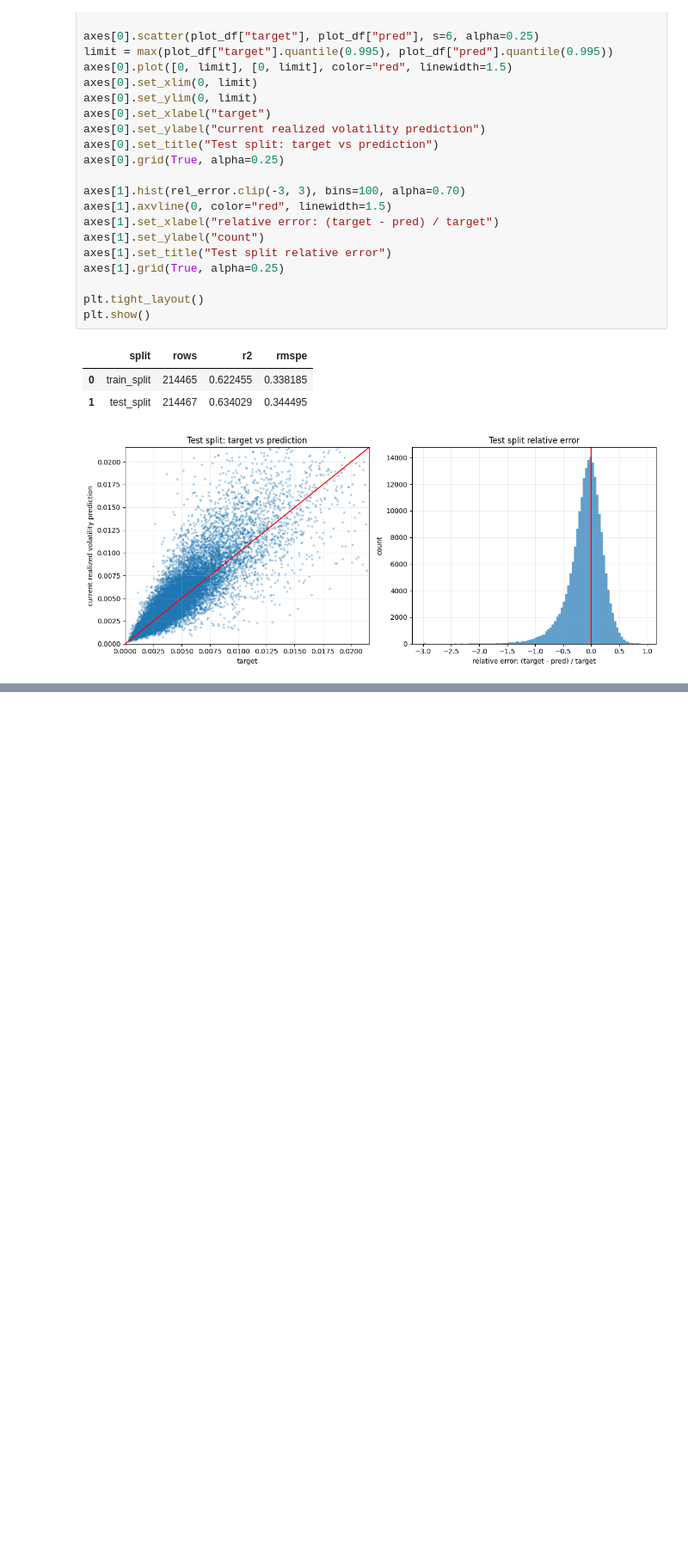
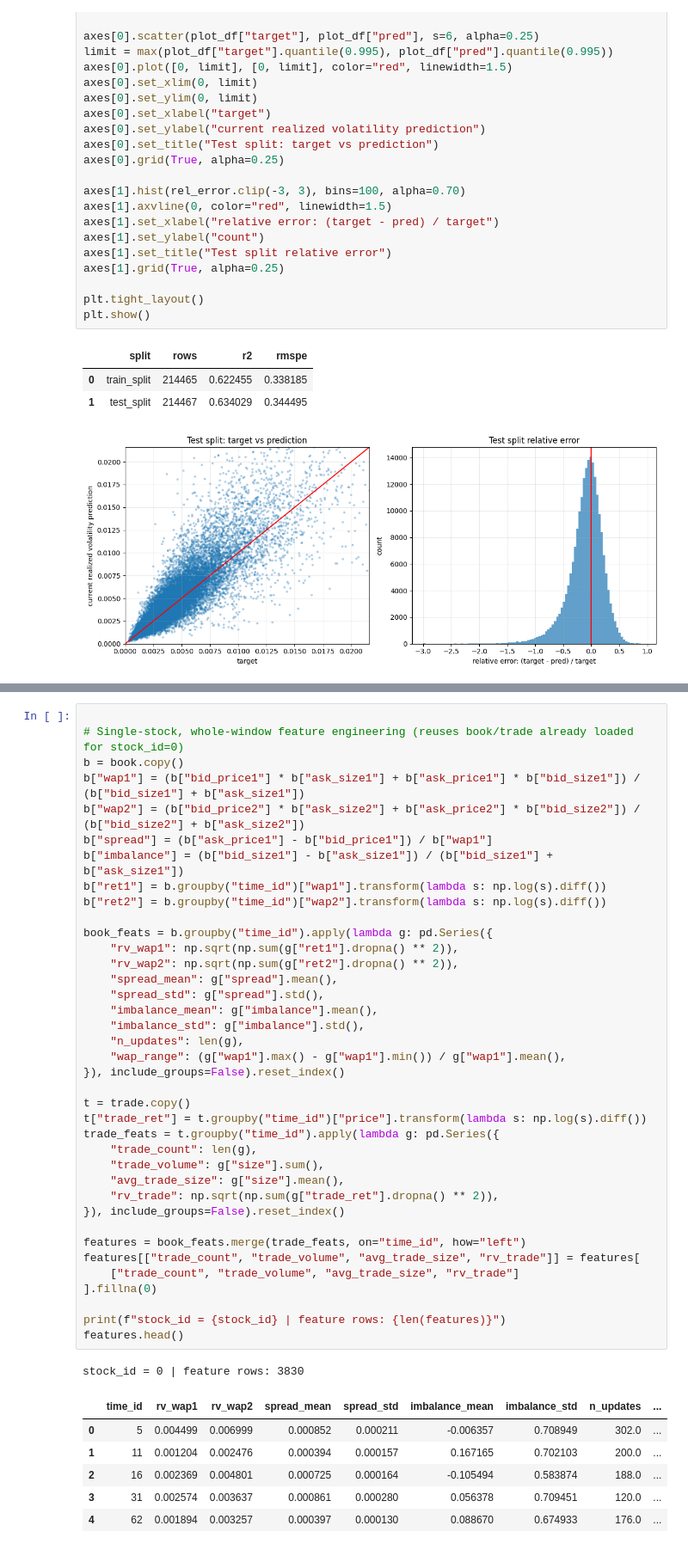
Before and after one commit to RezaCodz/Volatility-Forecast-and-Inference, a Jupyter notebook: notebooks/optiver_volatility/01_data_exploration.ipynb, the cells around one changed output, grey strips where cells are left out. Shown at 86% size. Cells and saved outputs as stored; diff of their text form; blank space fills up the shorter version.

```diff
--- a/notebooks/optiver_volatility/01_data_exploration.ipynb
+++ b/notebooks/optiver_volatility/01_data_exploration.ipynb
@@ -311,0 +332,46 @@ plt.show()
+# %%
+
+# Single-stock, whole-window feature engineering (reuses book/trade already loaded for stock_id=0)
+b = book.copy()
+b["wap1"] = (b["bid_price1"] * b["ask_size1"] + b["ask_price1"] * b["bid_size1"]) / (b["bid_size1"] + b["ask_size1"])
+b["wap2"] = (b["bid_price2"] * b["ask_size2"] + b["ask_price2"] * b["bid_size2"]) / (b["bid_size2"] + b["ask_size2"])
+b["spread"] = (b["ask_price1"] - b["bid_price1"]) / b["wap1"]
+b["imbalance"] = (b["bid_size1"] - b["ask_size1"]) / (b["bid_size1"] + b["ask_size1"])
+b["ret1"] = b.groupby("time_id")["wap1"].transform(lambda s: np.log(s).diff())
+b["ret2"] = b.groupby("time_id")["wap2"].transform(lambda s: np.log(s).diff())
+
+book_feats = b.groupby("time_id").apply(lambda g: pd.Series({
+    "rv_wap1": np.sqrt(np.sum(g["ret1"].dropna() ** 2)),
+    "rv_wap2": np.sqrt(np.sum(g["ret2"].dropna() ** 2)),
+    "spread_mean": g["spread"].mean(),
+    "spread_std": g["spread"].std(),
+    "imbalance_mean": g["imbalance"].mean(),
+    "imbalance_std": g["imbalance"].std(),
+    "n_updates": len(g),
+    "wap_range": (g["wap1"].max() - g["wap1"].min()) / g["wap1"].mean(),
+}), include_groups=False).reset_index()
+
+t = trade.copy()
+t["trade_ret"] = t.groupby("time_id")["price"].transform(lambda s: np.log(s).diff())
+trade_feats = t.groupby("time_id").apply(lambda g: pd.Series({
+    "trade_count": len(g),
+    "trade_volume": g["size"].sum(),
+    "avg_trade_size": g["size"].mean(),
+    "rv_trade": np.sqrt(np.sum(g["trade_ret"].dropna() ** 2)),
+}), include_groups=False).reset_index()
+
+features = book_feats.merge(trade_feats, on="time_id", how="left")
+features[["trade_count", "trade_volume", "avg_trade_size", "rv_trade"]] = features[
+    ["trade_count", "trade_volume", "avg_trade_size", "rv_trade"]
+].fillna(0)
+
+print(f"stock_id = {stock_id} | feature rows: {len(features)}")
+features.head()
+# %% [output]
+stock_id = 0 | feature rows: 3830
+|  | time_id | rv_wap1 | rv_wap2 | spread_mean | spread_std | imbalance_mean | imbalance_std | n_updates | ... |
+| 0 | 5 | 0.004499 | 0.006999 | 0.000852 | 0.000211 | -0.006357 | 0.708949 | 302.0 | ... |
+| 1 | 11 | 0.001204 | 0.002476 | 0.000394 | 0.000157 | 0.167165 | 0.702103 | 200.0 | ... |
+| 2 | 16 | 0.002369 | 0.004801 | 0.000725 | 0.000164 | -0.105494 | 0.583874 | 188.0 | ... |
+| 3 | 31 | 0.002574 | 0.003637 | 0.000861 | 0.000280 | 0.056378 | 0.709451 | 120.0 | ... |
+| 4 | 62 | 0.001894 | 0.003257 | 0.000397 | 0.000130 | 0.088670 | 0.674933 | 176.0 | ... |
```
Also changed, not shown: parts of 3 cells of this notebook.
